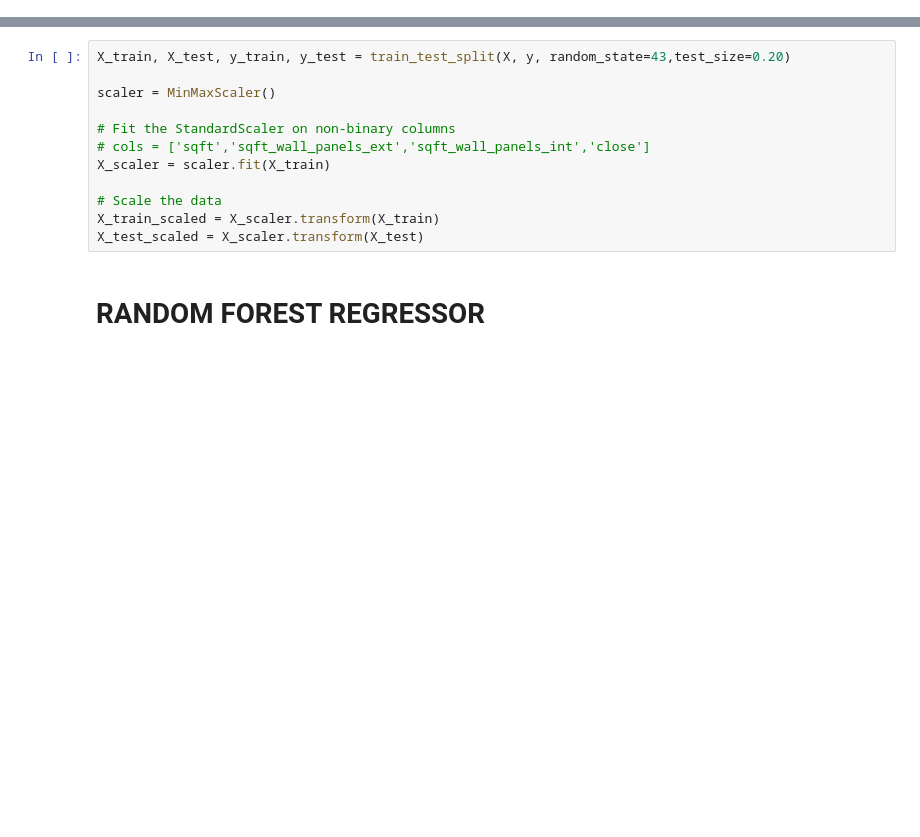
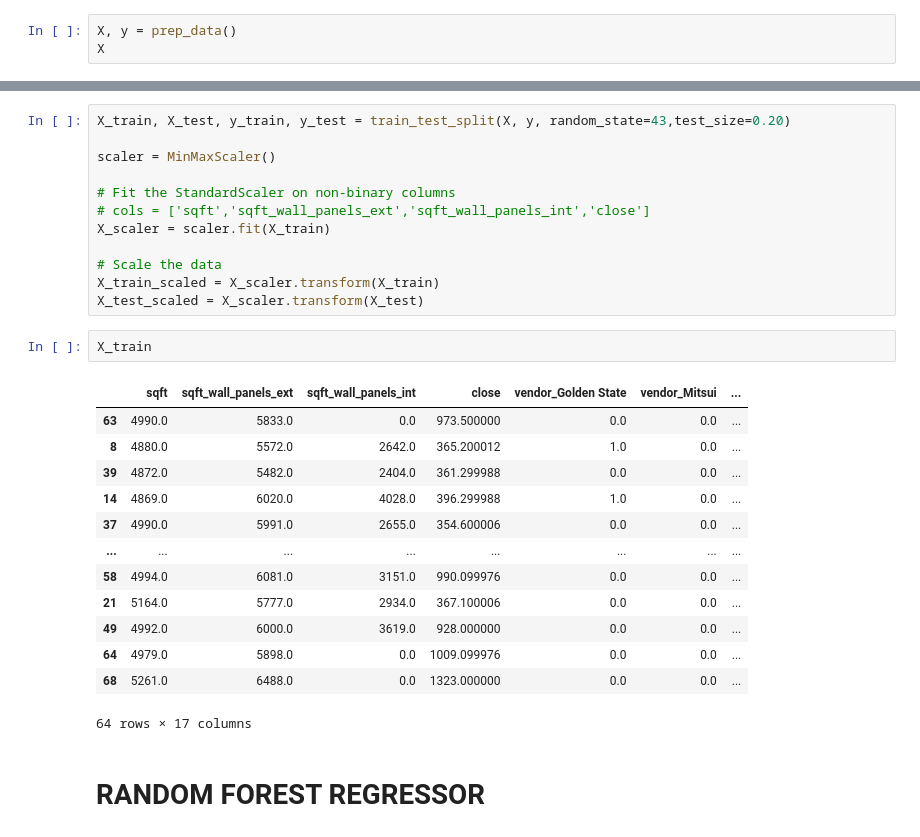
Before and after one commit to JohnnyBuccola/bbc-20-project-dashboard, a Jupyter notebook: notebooks/ml_exploration.ipynb, the cells around one changed output, grey strips where cells are left out. Drawn from its saved outputs; the diff is of its cells as text; blank space fills up the shorter version.

```diff
--- a/notebooks/ml_exploration.ipynb
+++ b/notebooks/ml_exploration.ipynb
@@ -99,0 +50,3 @@ X
+# %%
+X, y = prep_data()
+X
@@ -109,6 +89,22 @@ X_scaler = scaler.fit(X_train)
 # Scale the data
 X_train_scaled = X_scaler.transform(X_train)
 X_test_scaled = X_scaler.transform(X_test)
+# %%
+X_train
+# %% [output]
+|  | sqft | sqft_wall_panels_ext | sqft_wall_panels_int | close | vendor_Golden State | vendor_Mitsui | ... |
+| 63 | 4990.0 | 5833.0 | 0.0 | 973.500000 | 0.0 | 0.0 | ... |
+| 8 | 4880.0 | 5572.0 | 2642.0 | 365.200012 | 1.0 | 0.0 | ... |
+| 39 | 4872.0 | 5482.0 | 2404.0 | 361.299988 | 0.0 | 0.0 | ... |
+| 14 | 4869.0 | 6020.0 | 4028.0 | 396.299988 | 1.0 | 0.0 | ... |
+| 37 | 4990.0 | 5991.0 | 2655.0 | 354.600006 | 0.0 | 0.0 | ... |
+| ... | ... | ... | ... | ... | ... | ... | ... |
+| 58 | 4994.0 | 6081.0 | 3151.0 | 990.099976 | 0.0 | 0.0 | ... |
+| 21 | 5164.0 | 5777.0 | 2934.0 | 367.100006 | 0.0 | 0.0 | ... |
+| 49 | 4992.0 | 6000.0 | 3619.0 | 928.000000 | 0.0 | 0.0 | ... |
+| 64 | 4979.0 | 5898.0 | 0.0 | 1009.099976 | 0.0 | 0.0 | ... |
+| 68 | 5261.0 | 6488.0 | 0.0 | 1323.000000 | 0.0 | 0.0 | ... |
+64 rows × 17 columns
 # %% [markdown]
 # RANDOM FOREST REGRESSOR
 # %%
```
Also changed, not shown: parts of 19 cells of this notebook, 7 other files.
